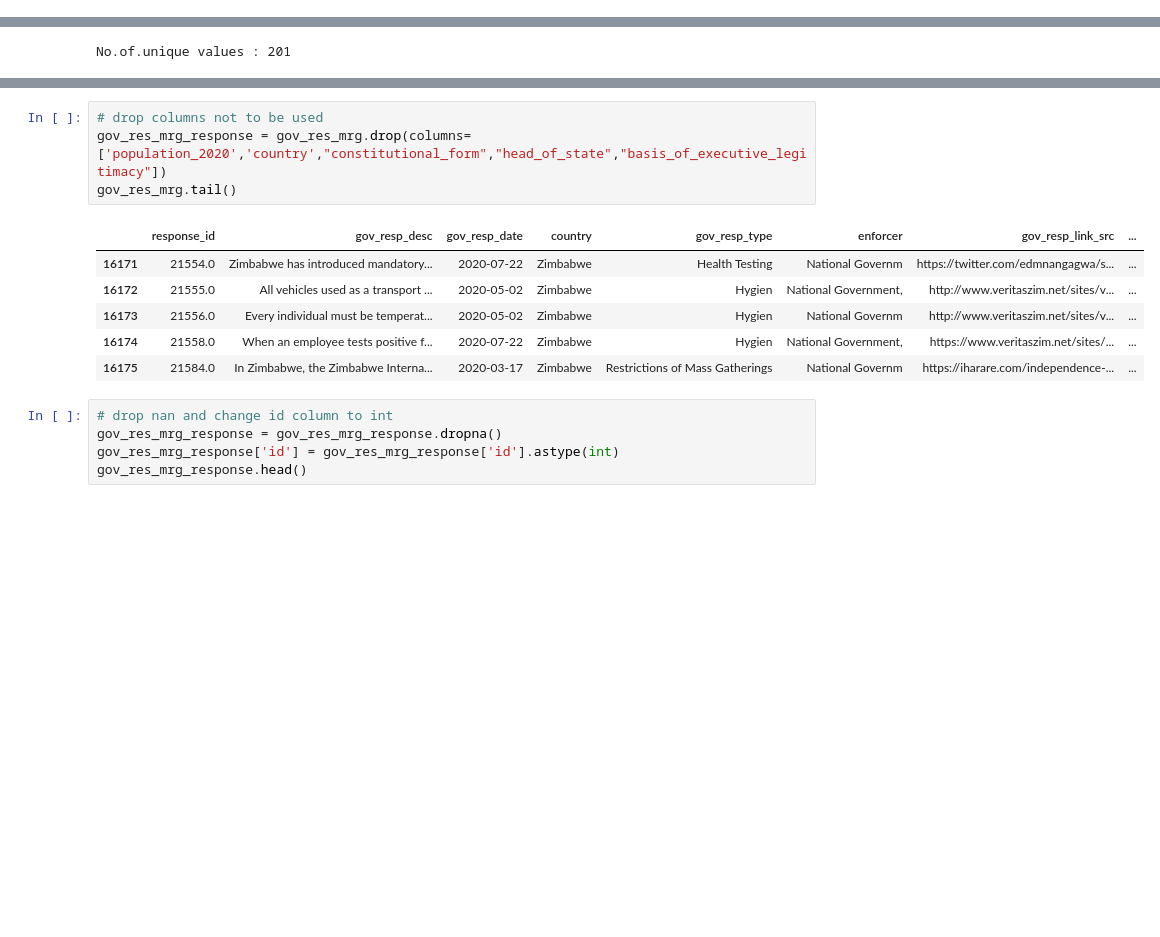
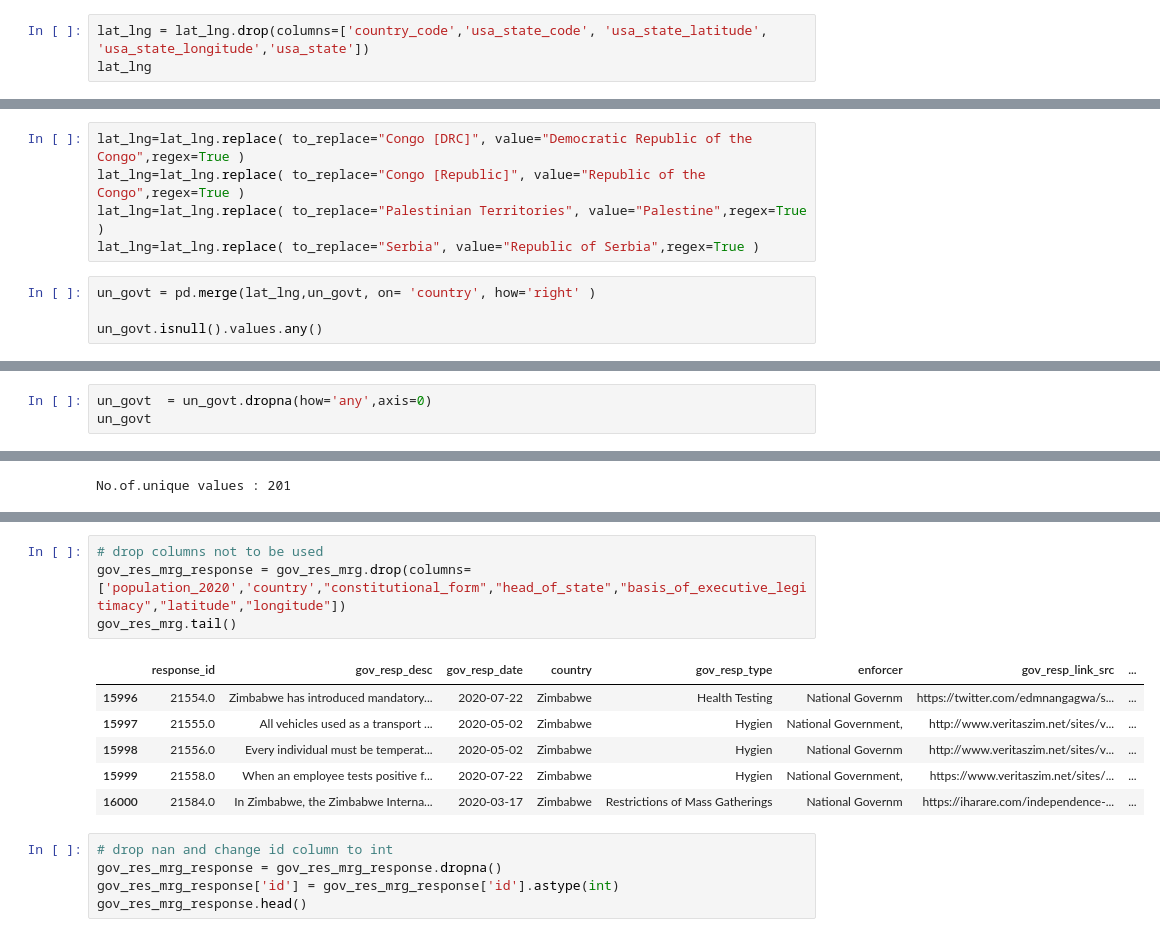
Before and after one commit to jonathanezeugo/Happiness_vs_Pandemic, a Jupyter notebook: happiness_vs_pandemic.ipynb, the cells around one changed output, grey strips where cells are left out. Saved outputs shown, nothing was run; the diff lists cells and outputs as text; blank space fills up the shorter version.

```diff
--- a/happiness_vs_pandemic.ipynb
+++ b/happiness_vs_pandemic.ipynb
@@ -372,0 +393,3 @@ un_govt.to_csv(r'./data/un_govt.csv')
+# %%
+lat_lng = lat_lng.drop(columns=['country_code','usa_state_code', 'usa_state_latitude', 'usa_state_longitude','usa_state'])
+lat_lng
@@ -372,0 +430,9 @@ un_govt.to_csv(r'./data/un_govt.csv')
+# %%
+lat_lng=lat_lng.replace( to_replace="Congo [DRC]", value="Democratic Republic of the Congo",regex=True )
+lat_lng=lat_lng.replace( to_replace="Congo [Republic]", value="Republic of the Congo",regex=True )
+lat_lng=lat_lng.replace( to_replace="Palestinian Territories", value="Palestine",regex=True )
+lat_lng=lat_lng.replace( to_replace="Serbia", value="Republic of Serbia",regex=True )
+# %%
+un_govt = pd.merge(lat_lng,un_govt, on= 'country', how='right' )
+
+un_govt.isnull().values.any()
@@ -372,0 +441,3 @@ un_govt.to_csv(r'./data/un_govt.csv')
+# %%
+un_govt  = un_govt.dropna(how='any',axis=0)
+un_govt
@@ -1608,14 +1693,14 @@ No.of.unique values : 136
 # %%
 # drop columns not to be used
-gov_res_mrg_response = gov_res_mrg.drop(columns=['population_2020','country',"constitutional_form","head_of_state","basis_of_executive_legitimacy"])
+gov_res_mrg_response = gov_res_mrg.drop(columns=['population_2020','country',"constitutional_form","head_of_state","basis_of_executive_legitimacy","latitude","longitude"])
 gov_res_mrg.tail()
 # %% [output]
 |  | response_id | gov_resp_desc | gov_resp_date | country | gov_resp_type | enforcer | gov_resp_link_src | ... |
-| 16171 | 21554.0 | Zimbabwe has introduced mandatory... | 2020-07-22 | Zimbabwe | Health Testing | National Governm | https://twitter.com/edmnangagwa/s... | ... |
-| 16172 | 21555.0 | All vehicles used as a transport ... | 2020-05-02 | Zimbabwe | Hygien | National Government, | http://www.veritaszim.net/sites/v... | ... |
-| 16173 | 21556.0 | Every individual must be temperat... | 2020-05-02 | Zimbabwe | Hygien | National Governm | http://www.veritaszim.net/sites/v... | ... |
-| 16174 | 21558.0 | When an employee tests positive f... | 2020-07-22 | Zimbabwe | Hygien | National Government, | https://www.veritaszim.net/sites/... | ... |
-| 16175 | 21584.0 | In Zimbabwe, the Zimbabwe Interna... | 2020-03-17 | Zimbabwe | Restrictions of Mass Gatherings | National Governm | https://iharare.com/independence-... | ... |
+| 15996 | 21554.0 | Zimbabwe has introduced mandatory... | 2020-07-22 | Zimbabwe | Health Testing | National Governm | https://twitter.com/edmnangagwa/s... | ... |
+| 15997 | 21555.0 | All vehicles used as a transport ... | 2020-05-02 | Zimbabwe | Hygien | National Government, | http://www.veritaszim.net/sites/v... | ... |
+| 15998 | 21556.0 | Every individual must be temperat... | 2020-05-02 | Zimbabwe | Hygien | National Governm | http://www.veritaszim.net/sites/v... | ... |
+| 15999 | 21558.0 | When an employee tests positive f... | 2020-07-22 | Zimbabwe | Hygien | National Government, | https://www.veritaszim.net/sites/... | ... |
+| 16000 | 21584.0 | In Zimbabwe, the Zimbabwe Interna... | 2020-03-17 | Zimbabwe | Restrictions of Mass Gatherings | National Governm | https://iharare.com/independence-... | ... |
 # %%
 # drop nan and change id column to int
 gov_res_mrg_response = gov_res_mrg_response.dropna()
```
Also changed, not shown: parts of 22 cells of this notebook, 14 other files.
